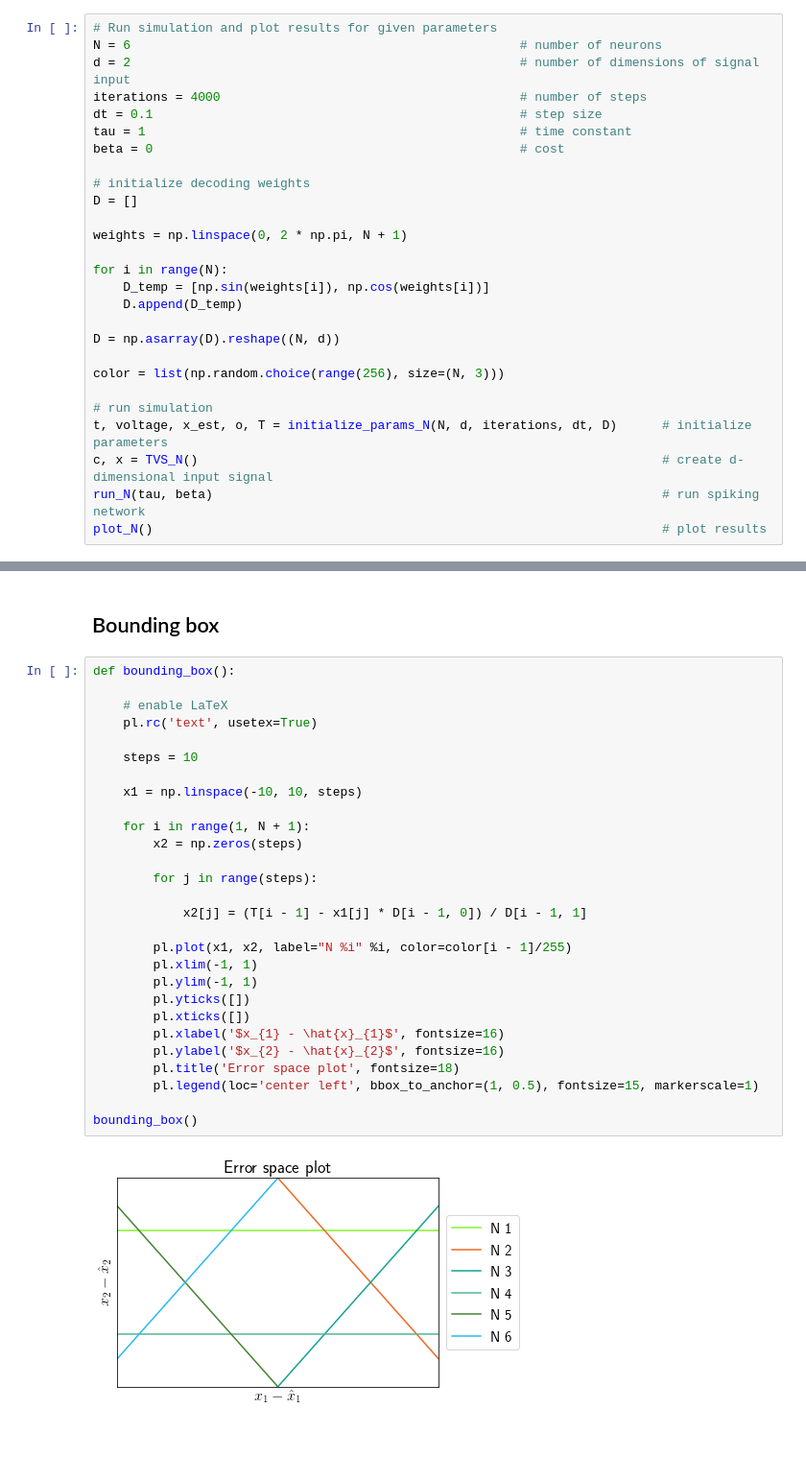
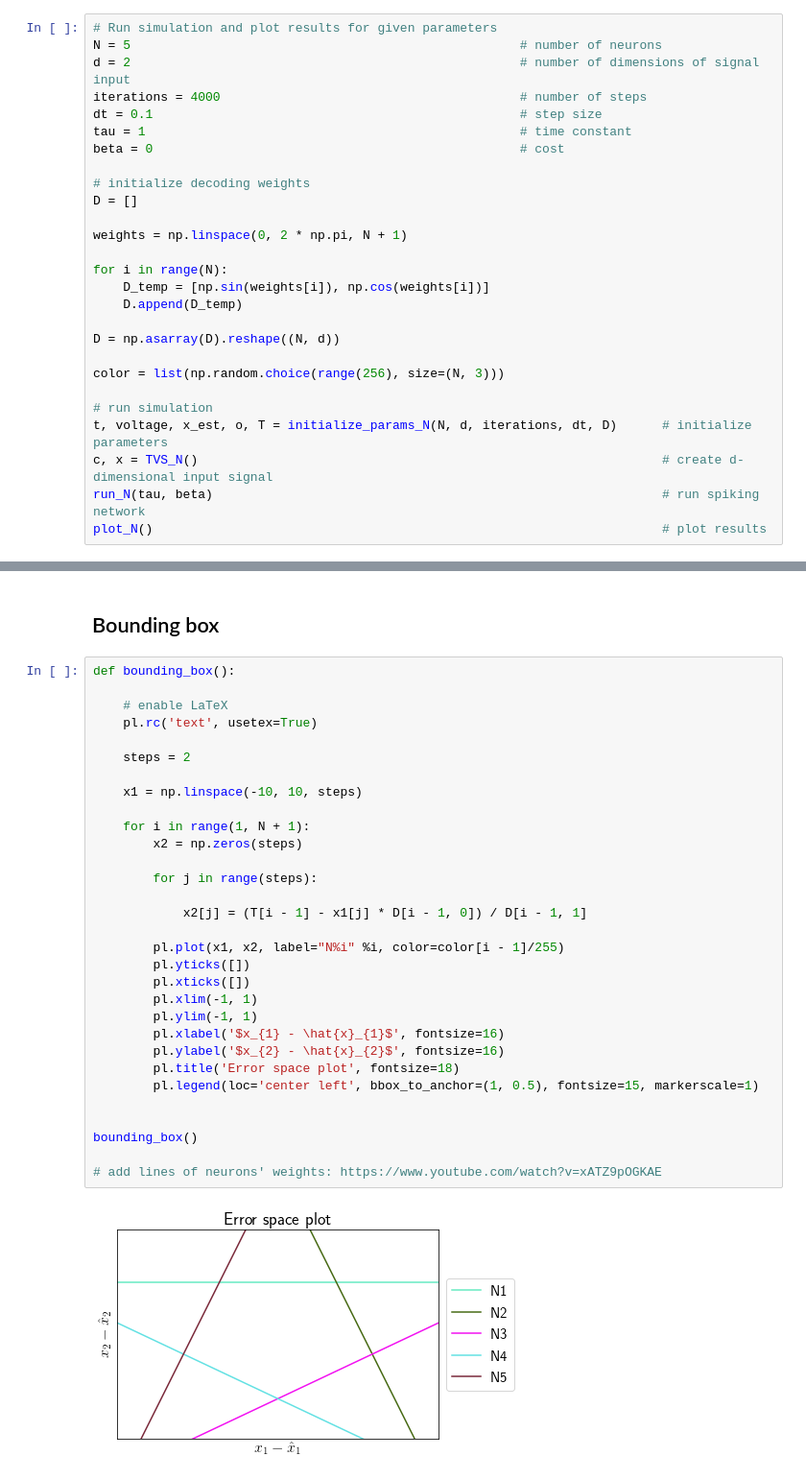
Before and after one commit to ABra1993/LisbonLab, a Jupyter notebook: CSM_multidimensional.ipynb, the cells around one changed output, grey strips where cells are left out. Shown at 96% size. Saved outputs shown, nothing was run; the diff lists cells and outputs as text; blank space fills up the shorter version.

```diff
--- a/CSM_multidimensional.ipynb
+++ b/CSM_multidimensional.ipynb
@@ -171,7 +171,7 @@ def plot_N():
         pl.legend(loc='center left', bbox_to_anchor=(1, 0.5), fontsize=15)
 # %%
 # Run simulation and plot results for given parameters
-N = 6                                                    # number of neurons
+N = 5                                                    # number of neurons
 d = 2                                                    # number of dimensions of signal input
 iterations = 4000                                        # number of steps
 dt = 0.1                                                 # step size
@@ -236,30 +236,33 @@ plot_weights()
 # %%
 def bounding_box():
 
     # enable LaTeX
     pl.rc('text', usetex=True)
 
-    steps = 10
+    steps = 2
 
     x1 = np.linspace(-10, 10, steps)
 
     for i in range(1, N + 1):
         x2 = np.zeros(steps)
 
         for j in range(steps):
 
             x2[j] = (T[i - 1] - x1[j] * D[i - 1, 0]) / D[i - 1, 1]
 
-        pl.plot(x1, x2, label="N %i" %i, color=color[i - 1]/255)
+        pl.plot(x1, x2, label="N%i" %i, color=color[i - 1]/255)
+        pl.yticks([])
+        pl.xticks([])
         pl.xlim(-1, 1)
         pl.ylim(-1, 1)
-        pl.yticks([])
-        pl.xticks([])
         pl.xlabel('$x_{1} - \hat{x}_{1}$', fontsize=16)
         pl.ylabel('$x_{2} - \hat{x}_{2}$', fontsize=16)
         pl.title('Error space plot', fontsize=18)
         pl.legend(loc='center left', bbox_to_anchor=(1, 0.5), fontsize=15, markerscale=1)
 
+
 bounding_box()
+
+# add lines of neurons' weights: https://www.youtube.com/watch?v=xATZ9pOGKAE
 # %% [output]
-[figure, old version]
+[figure, new version]
```
Also changed, not shown: parts of 2 cells of this notebook.
